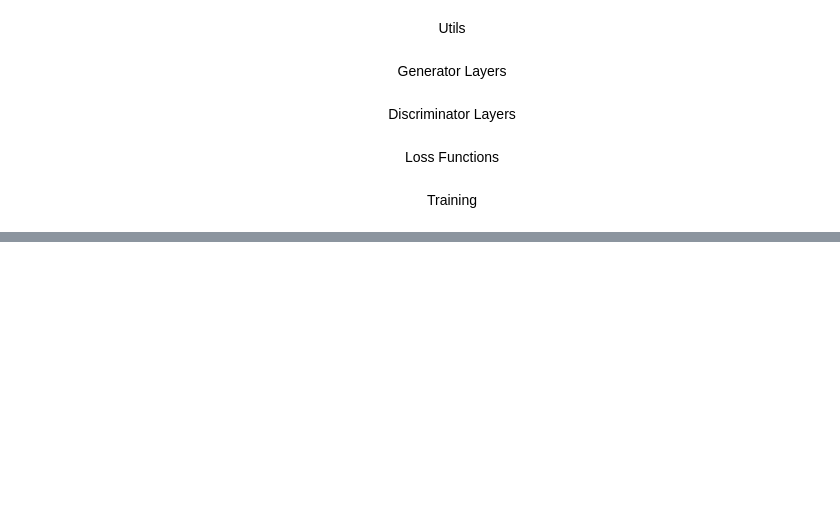
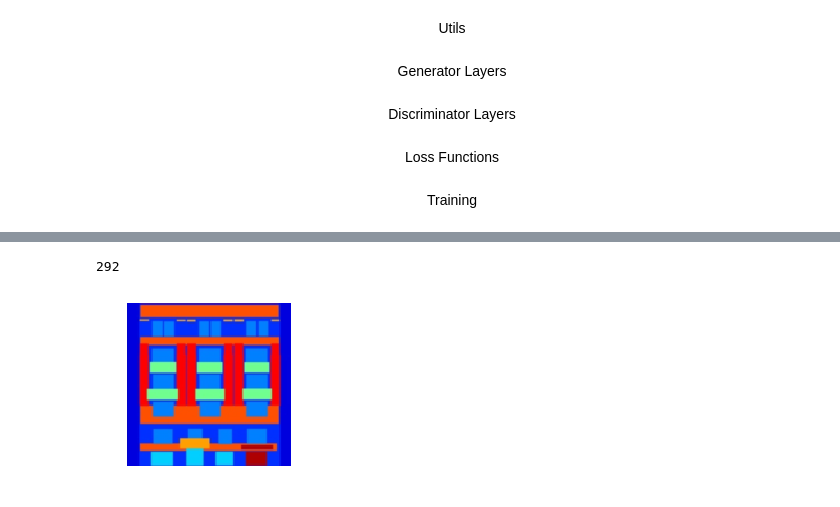
Before and after one commit to carnotaur/CycleGAN, a Jupyter notebook: CycleGAN.ipynb, the cells around one changed output, grey strips where cells are left out. Saved outputs shown, nothing was run; the diff lists cells and outputs as text; code cells hidden in the pictures; blank space fills up the shorter version.

```diff
--- a/CycleGAN.ipynb
+++ b/CycleGAN.ipynb
@@ -288,4 +349,18 @@ def one_step(D_x, D_y, G_x, G_y, x, y, pass_steps=50, lambda_coef=10):
+# %%
+data_dir = Path('data/facades/')
+train_path_X = data_dir.joinpath('trainA')
+train_path_Y = data_dir.joinpath('trainB')
+val_path_X = data_dir.joinpath('testA')
+val_path_Y = data_dir.joinpath('testB')
+dir_generated_X = data_dir.joinpath('fakeX')
+dir_generated_Y = data_dir.joinpath('fakeY')
+models_dir = Path('models/')
 # %%
 num_epochs = 200
 batch_size = 1
+pass_steps = 50
 lr = 0.0002
+img_size = (128, 128)
+num_res = 6 if img_size == (128, 128) else 9
+use_identity = False
+num_res
@@ -292,6 +369,11 @@ lr = 0.0002
 # %%
+# init dataset
+train_dataset = Dataset(train_path_X, train_path_Y, img_size)
+val_dataset = Dataset(val_path_X, val_path_Y, img_size)
+# init loaders
 train_dataloader = DataLoader(train_dataset,
                               batch_size=batch_size,
                               shuffle=True, num_workers=6)
-val_dataloader = DataLoader(val_dataset, batch_size=1, shuffle=True, num_workers=6)
+val_dataloader = DataLoader(val_dataset, batch_size=1,
+                            shuffle=True, num_workers=6)
 # %%
@@ -371,0 +475,14 @@ Image.open('data/monet2photo/fake_X/fake_90_800.png')
+# %%
+idx = np.random.randint(len(train_dataset))
+print(idx)
+X, Y = train_dataset[idx]
+fake_Y = G_x(X.unsqueeze(0).to(device)).detach().cpu().squeeze(0)
+fake_X = G_y(Y.unsqueeze(0).to(device)).detach().cpu().squeeze(0)
+# %% [output]
+292
+# %%
+plt.figure(figsize=(3, 3))
+plt.imshow(Y.squeeze(0).permute(1, 2, 0).numpy())
+plt.axis('off');
+# %% [output]
+[figure, added]
```
Also changed, not shown: parts of 38 cells of this notebook, 1 other file.
